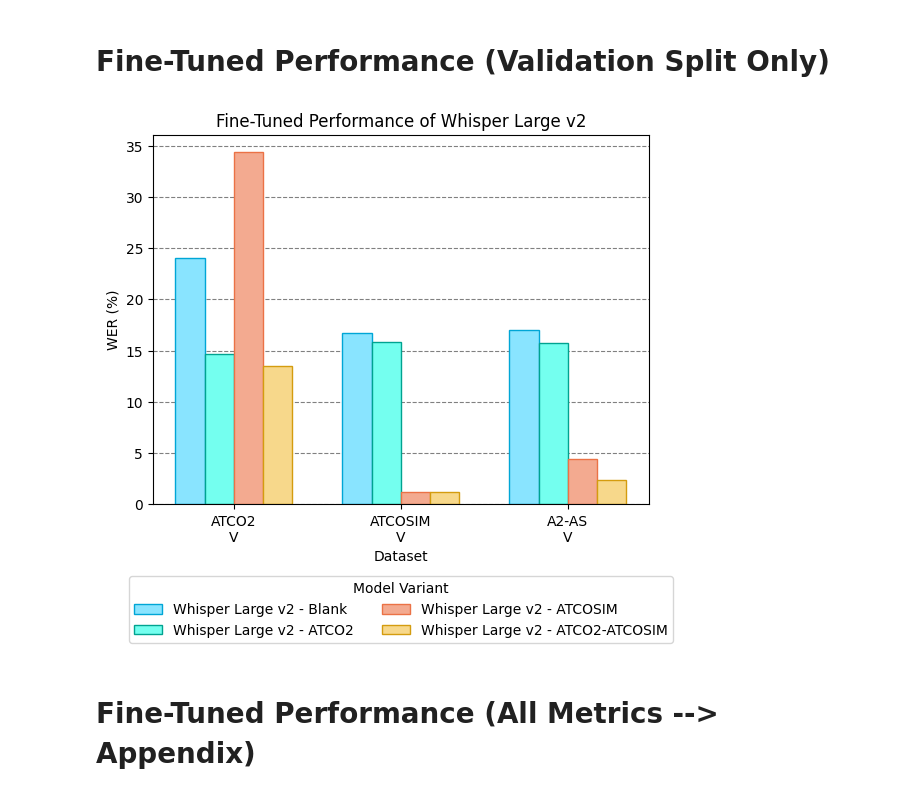
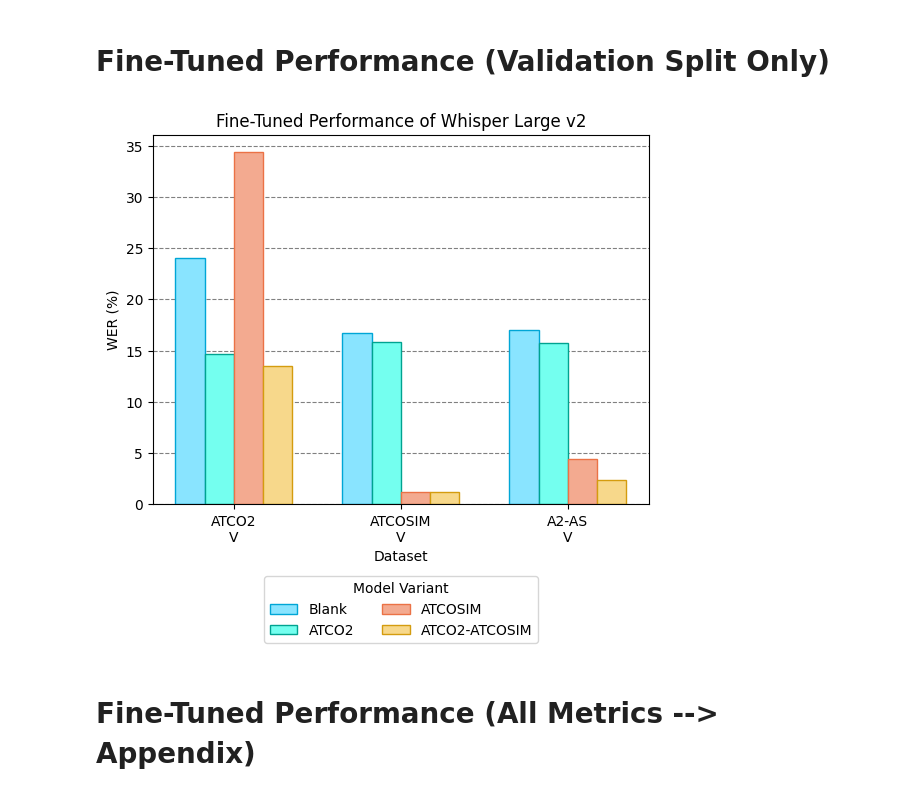
Before and after one commit to jlvdoorn/WhisperATC, a Jupyter notebook: Graphs/Bar_Chart.ipynb, the cells around one changed output. Cells and saved outputs as stored; diff of their text form; code cells hidden in the pictures.

Commit message:
Corrected legend labels

```diff
--- a/Graphs/Bar_Chart.ipynb
+++ b/Graphs/Bar_Chart.ipynb
@@ -143,24 +143,24 @@ whisper_atco2_atcosim = [13.46, 1.17, 2.41]
 # %%
 x = np.arange(len(labels))  # the label locations
 width = 0.35  # the width of the bars
 
 fig, ax = plt.subplots()
-r1 = ax.bar(x-3*width/4, whisper, width/2, label='Whisper Large v2 - Blank', color=c1[0], edgecolor=e1[0])
-r2 = ax.bar(x-width/4, whisper_atco2, width/2, label='Whisper Large v2 - ATCO2', color=c1[1], edgecolor=e1[1])
-r3 = ax.bar(x+width/4, whisper_atcosim, width/2, label='Whisper Large v2 - ATCOSIM', color=c1[2], edgecolor=e1[2])
-r4 = ax.bar(x+3*width/4, whisper_atco2_atcosim, width/2, label='Whisper Large v2 - ATCO2-ATCOSIM', color=c1[3], edgecolor=e1[3])
+r1 = ax.bar(x-3*width/4, whisper, width/2, label='Blank', color=c1[0], edgecolor=e1[0])
+r2 = ax.bar(x-width/4, whisper_atco2, width/2, label='ATCO2', color=c1[1], edgecolor=e1[1])
+r3 = ax.bar(x+width/4, whisper_atcosim, width/2, label='ATCOSIM', color=c1[2], edgecolor=e1[2])
+r4 = ax.bar(x+3*width/4, whisper_atco2_atcosim, width/2, label='ATCO2-ATCOSIM', color=c1[3], edgecolor=e1[3])
 
 # Add some text for labels, title and custom x-axis tick labels, etc.
 ax.set_xlabel('Dataset')
 ax.set_ylabel('WER (%)')
 ax.set_title('Fine-Tuned Performance of Whisper Large v2')
 ax.set_xticks(x)
 ax.set_xticklabels(labels)
 ax.legend(loc='upper center', bbox_to_anchor=(0.5, -0.175), shadow=False, ncol=2, title='Model Variant')
 ax.yaxis.grid(color='gray', linestyle='--')
 ax.set_axisbelow(True)
 # %% [output]
-[figure, old version]
+[figure, new version]
 # %%
 fig.savefig('fine-tuned_performance_validation.pdf', format='pdf', bbox_inches='tight')
 fig.savefig('fine-tuned_performance_validation.svg', format='svg', bbox_inches='tight')
```
